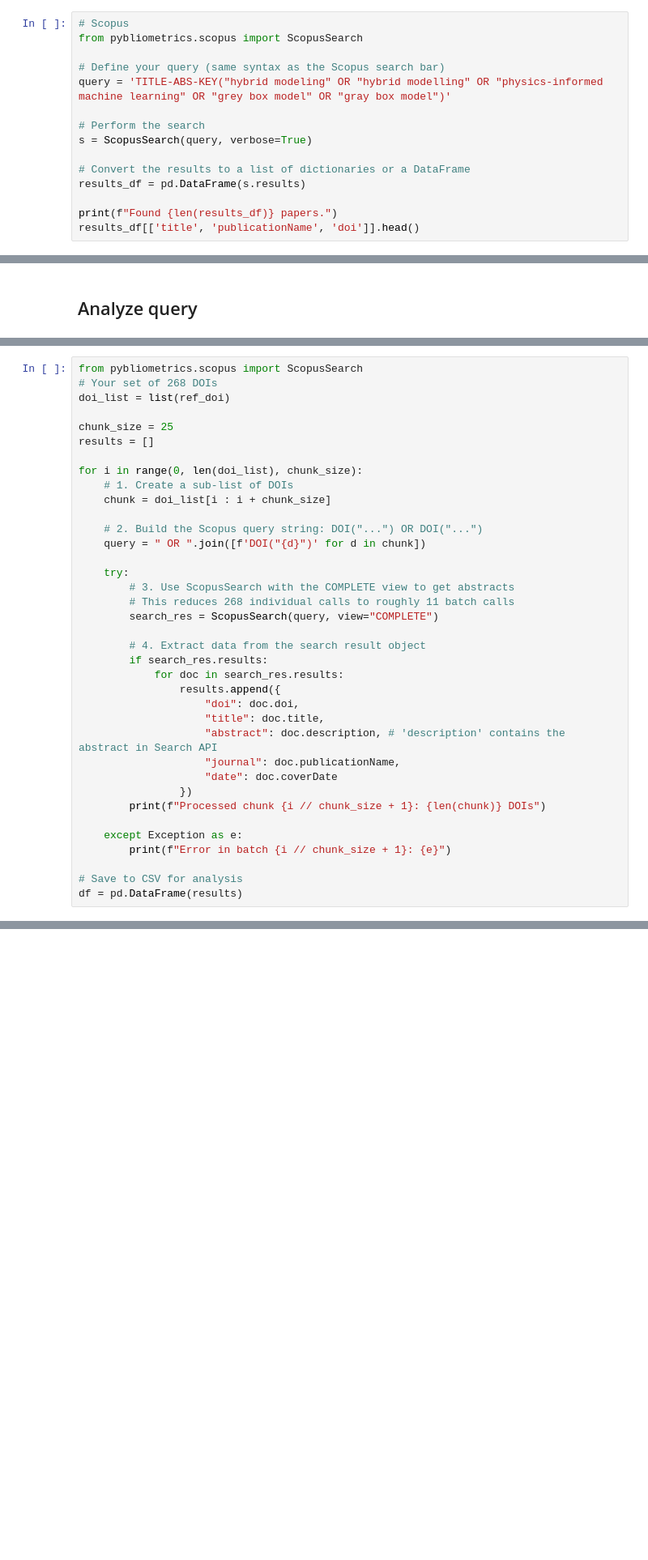
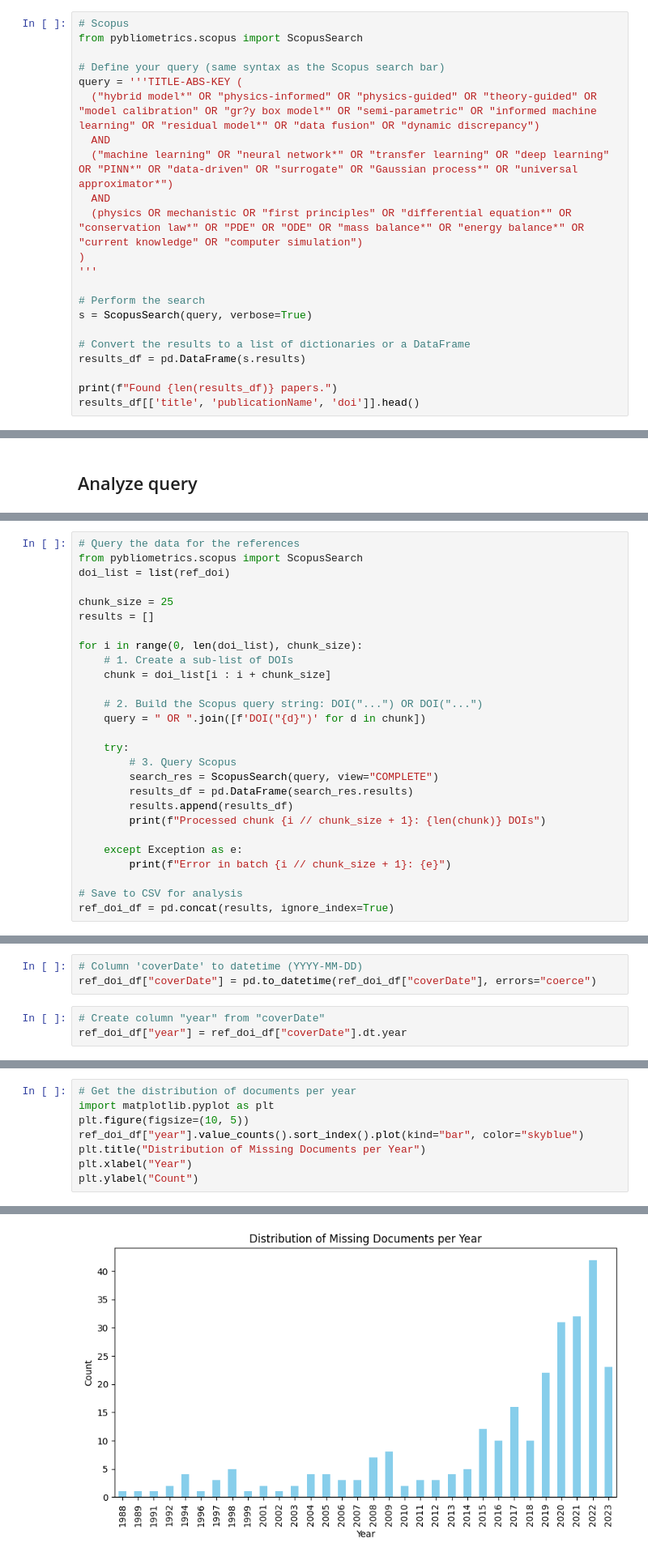
Before and after one commit to jpfutalef/MateReview, a Jupyter notebook: notebooks/00 query.ipynb, the cells around one changed output, grey strips where cells are left out. Shown at 81% size. Saved outputs shown, nothing was run; the diff lists cells and outputs as text; blank space fills up the shorter version.

```diff
--- a/notebooks/00 query.ipynb
+++ b/notebooks/00 query.ipynb
@@ -12,7 +15,14 @@ pybliometrics.scopus.init()
 from pybliometrics.scopus import ScopusSearch
 
 # Define your query (same syntax as the Scopus search bar)
-query = 'TITLE-ABS-KEY("hybrid modeling" OR "hybrid modelling" OR "physics-informed machine learning" OR "grey box model" OR "gray box model")'
+query = '''TITLE-ABS-KEY (
+  ("hybrid model*" OR "physics-informed" OR "physics-guided" OR "theory-guided" OR "model calibration" OR "gr?y box model*" OR "semi-parametric" OR "informed machine learning" OR "residual model*" OR "data fusion" OR "dynamic discrepancy")
+  AND
+  ("machine learning" OR "neural network*" OR "transfer learning" OR "deep learning" OR "PINN*" OR "data-driven" OR "surrogate" OR "Gaussian process*" OR "universal approximator*")
+  AND
+  (physics OR mechanistic OR "first principles" OR "differential equation*" OR "conservation law*" OR "PDE" OR "ODE" OR "mass balance*" OR "energy balance*" OR "current knowledge" OR "computer simulation")
+)
+'''
 
 # Perform the search
 s = ScopusSearch(query, verbose=True)
@@ -75,6 +109,6 @@ Total DOIs across all files: 274
 # %%
+# Query the data for the references
 from pybliometrics.scopus import ScopusSearch
-# Your set of 268 DOIs
 doi_list = list(ref_doi)
 
 chunk_size = 25
@@ -88,25 +122,15 @@ for i in range(0, len(doi_list), chunk_size):
     query = " OR ".join([f'DOI("{d}")' for d in chunk])
 
     try:
-        # 3. Use ScopusSearch with the COMPLETE view to get abstracts
-        # This reduces 268 individual calls to roughly 11 batch calls
+        # 3. Query Scopus
         search_res = ScopusSearch(query, view="COMPLETE")
-
-        # 4. Extract data from the search result object
-        if search_res.results:
-            for doc in search_res.results:
-                results.append({
-                    "doi": doc.doi,
-                    "title": doc.title,
-                    "abstract": doc.description, # 'description' contains the abstract in Search API
-                    "journal": doc.publicationName,
-                    "date": doc.coverDate
-                })
+        results_df = pd.DataFrame(search_res.results)
+        results.append(results_df)
         print(f"Processed chunk {i // chunk_size + 1}: {len(chunk)} DOIs")
 
     except Exception as e:
         print(f"Error in batch {i // chunk_size + 1}: {e}")
 
 # Save to CSV for analysis
-df = pd.DataFrame(results)
+ref_doi_df = pd.concat(results, ignore_index=True)
 # %% [output]
@@ -183,0 +258,6 @@ with open(path_missing, "w", encoding="utf-8") as f:
+# %%
+# Column 'coverDate' to datetime (YYYY-MM-DD)
+ref_doi_df["coverDate"] = pd.to_datetime(ref_doi_df["coverDate"], errors="coerce")
+# %%
+# Create column "year" from "coverDate"
+ref_doi_df["year"] = ref_doi_df["coverDate"].dt.year
@@ -183,0 +276,9 @@ with open(path_missing, "w", encoding="utf-8") as f:
+# %%
+# Get the distribution of documents per year
+import matplotlib.pyplot as plt
+plt.figure(figsize=(10, 5))
+ref_doi_df["year"].value_counts().sort_index().plot(kind="bar", color="skyblue")
+plt.title("Distribution of Missing Documents per Year")
+plt.xlabel("Year")
+plt.ylabel("Count")
+# %% [output]
@@ -183,0 +286 @@ with open(path_missing, "w", encoding="utf-8") as f:
+[figure, added]
```
Also changed, not shown: parts of 21 cells of this notebook, 1 other file.
